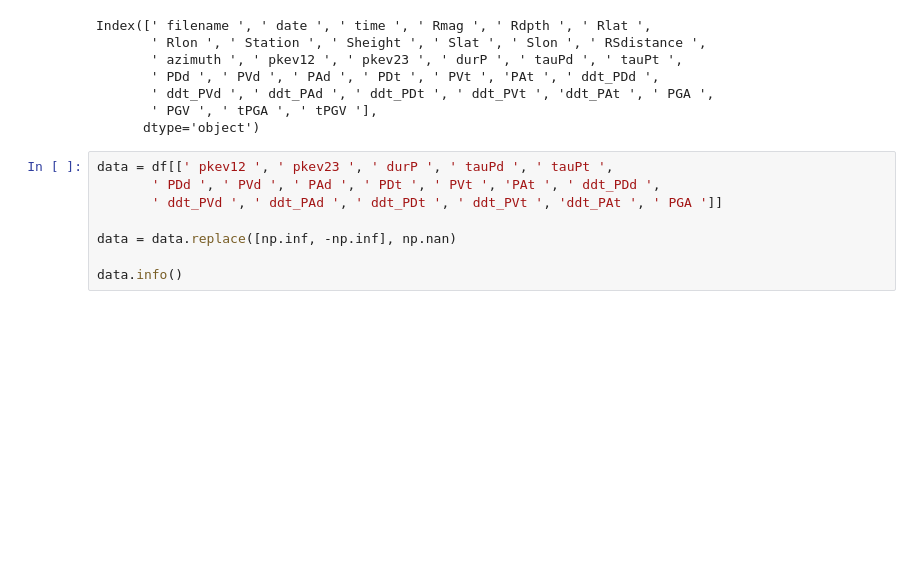
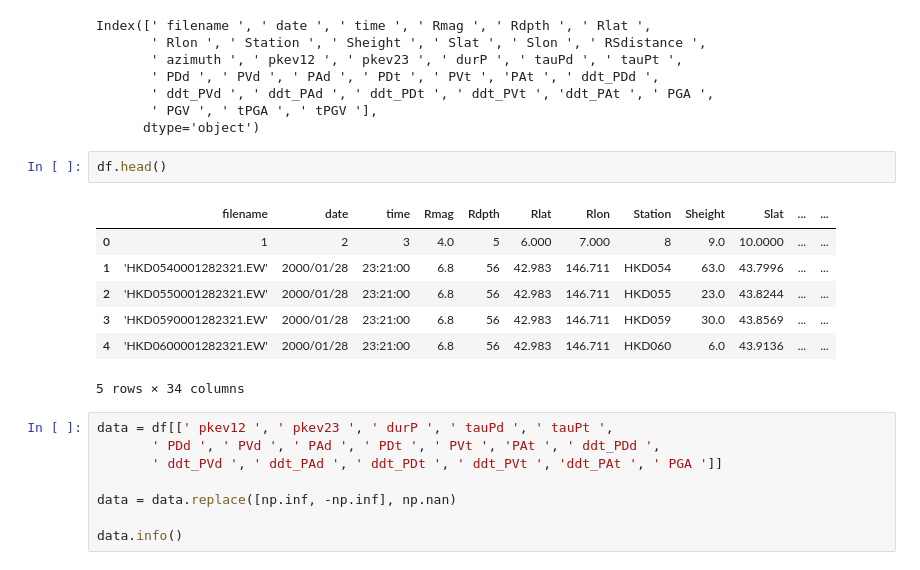
Before and after one commit to fuseai-fellowship/Prediction-of-S-wave-Characterstics-from-P-Wave-Features-for-Earthquake-Early-Warning-Systems, a Jupyter notebook: EDA.ipynb, the cells around one changed output. Saved outputs shown, nothing was run; the diff lists cells and outputs as text; blank space fills up the shorter version.

```diff
--- a/EDA.ipynb
+++ b/EDA.ipynb
@@ -17,6 +15,16 @@ Index([' filename ', ' date ', ' time ', ' Rmag ', ' Rdpth ', ' Rlat ',
        ' ddt_PVd ', ' ddt_PAd ', ' ddt_PDt ', ' ddt_PVt ', 'ddt_PAt ', ' PGA ',
        ' PGV ', ' tPGA ', ' tPGV '],
       dtype='object')
+# %%
+df.head()
+# %% [output]
+|  | filename | date | time | Rmag | Rdpth | Rlat | Rlon | Station | Sheight | Slat | ... | ... |
+| 0 | 1 | 2 | 3 | 4.0 | 5 | 6.000 | 7.000 | 8 | 9.0 | 10.0000 | ... | ... |
+| 1 | 'HKD0540001282321.EW' | 2000/01/28 | 23:21:00 | 6.8 | 56 | 42.983 | 146.711 | HKD054 | 63.0 | 43.7996 | ... | ... |
+| 2 | 'HKD0550001282321.EW' | 2000/01/28 | 23:21:00 | 6.8 | 56 | 42.983 | 146.711 | HKD055 | 23.0 | 43.8244 | ... | ... |
+| 3 | 'HKD0590001282321.EW' | 2000/01/28 | 23:21:00 | 6.8 | 56 | 42.983 | 146.711 | HKD059 | 30.0 | 43.8569 | ... | ... |
+| 4 | 'HKD0600001282321.EW' | 2000/01/28 | 23:21:00 | 6.8 | 56 | 42.983 | 146.711 | HKD060 | 6.0 | 43.9136 | ... | ... |
+5 rows × 34 columns
 # %%
 data = df[[' pkev12 ', ' pkev23 ', ' durP ', ' tauPd ', ' tauPt ',
        ' PDd ', ' PVd ', ' PAd ', ' PDt ', ' PVt ', 'PAt ', ' ddt_PDd ',
```
Also changed, not shown: parts of 3 cells of this notebook.
